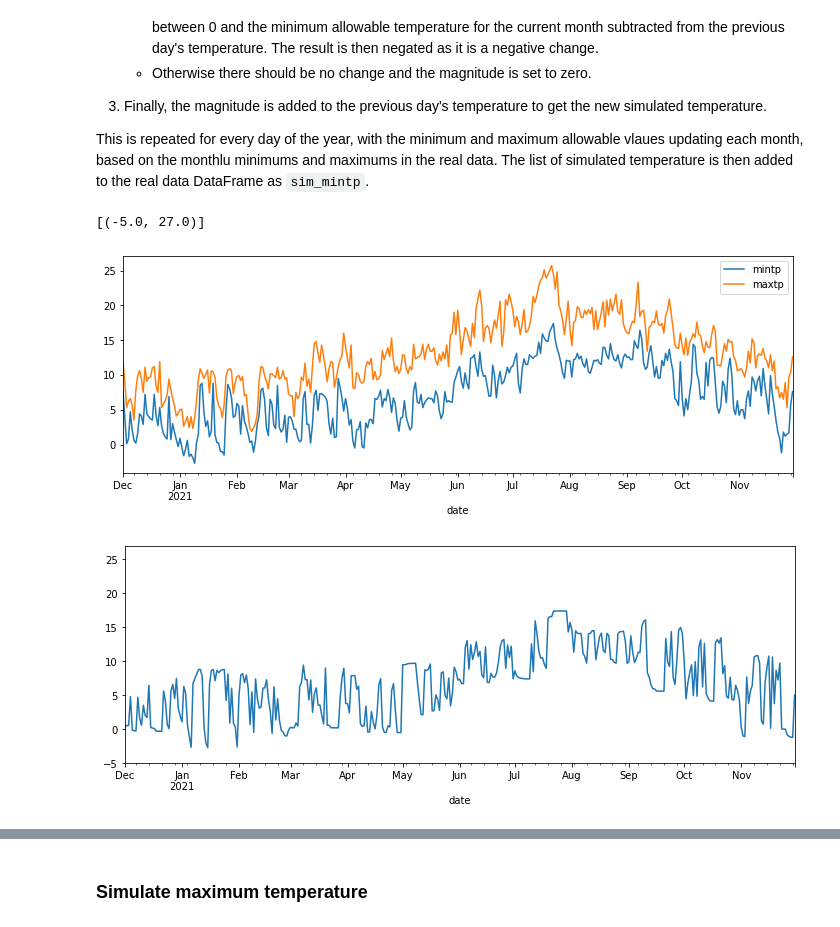
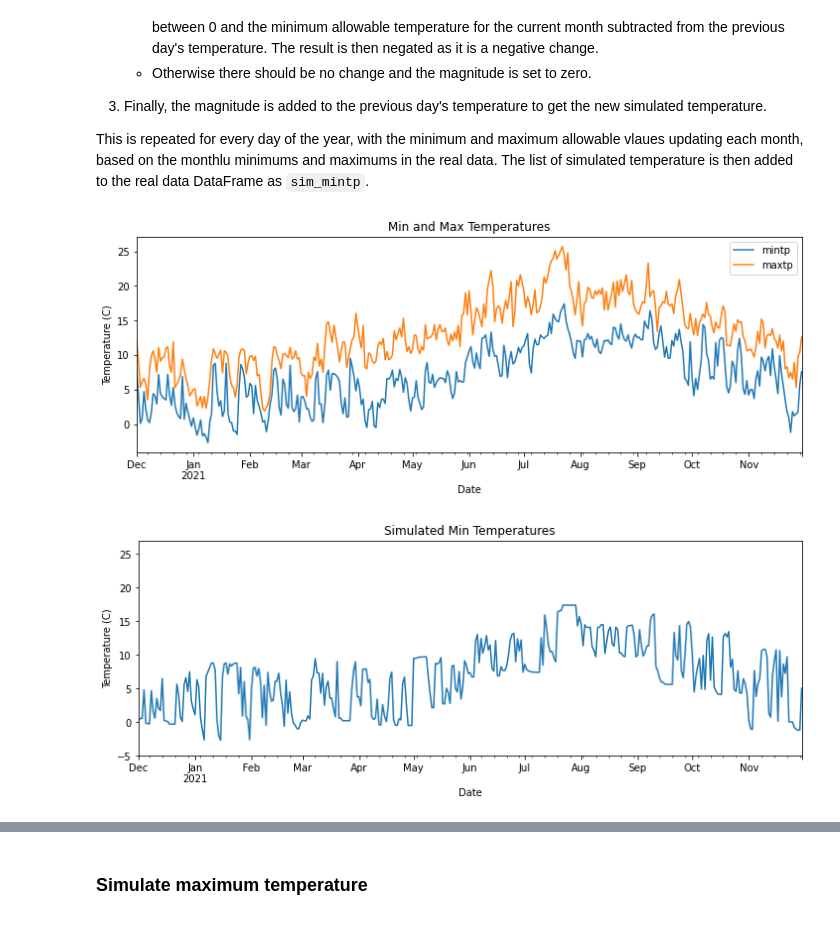
Before and after one commit to fod/simulation, a Jupyter notebook: simulation.ipynb, the cells around one changed output, grey strips where cells are left out. Cells and saved outputs as stored; diff of their text form; code cells hidden in the pictures.

```diff
--- a/simulation.ipynb
+++ b/simulation.ipynb
@@ -226,13 +233,19 @@ df['sim_mintp'] = vals[1:]
 # %%
 # Plot min and max temperatures
 df[['mintp', 'maxtp']].plot(figsize=(12, 4));
+plt.title('Min and Max Temperatures')
+plt.xlabel('Date')
+plt.ylabel('Temperature (C)')
 plt.figure()
 ax = df['sim_mintp'].plot(figsize=(12, 4));
 ax.set(ylim=(-5, 27))
+plt.title('Simulated Min Temperatures')
+plt.xlabel('Date')
+plt.ylabel('Temperature (C)')
+plt.show()
 # %% [output]
-[(-5.0, 27.0)]
-[figure, old version]
+[figure, new version]
-[figure, old version]
+[figure, new version]
 # %%
 # Simulated minimum temperature histograms for each month
 g = sns.FacetGrid(df, col="month", col_wrap=4)
```
Also changed, not shown: parts of 6 cells of this notebook.
